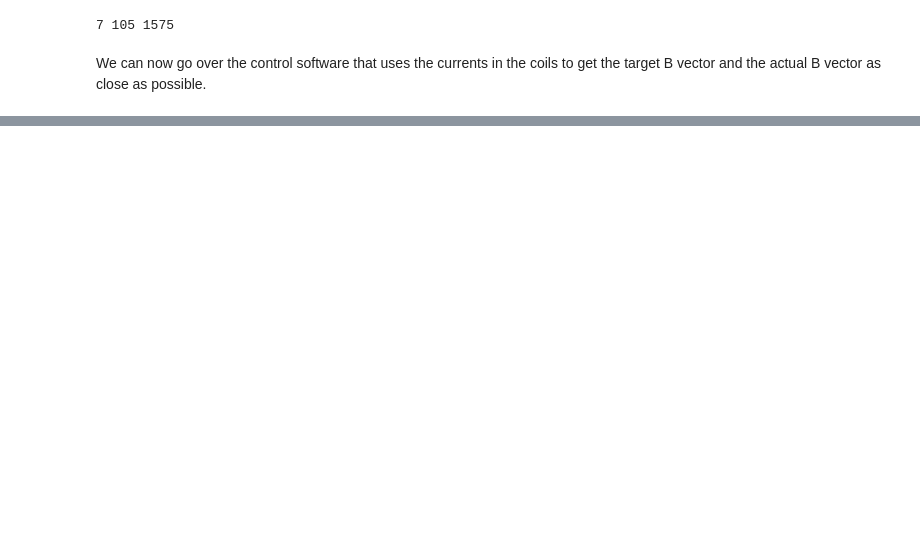
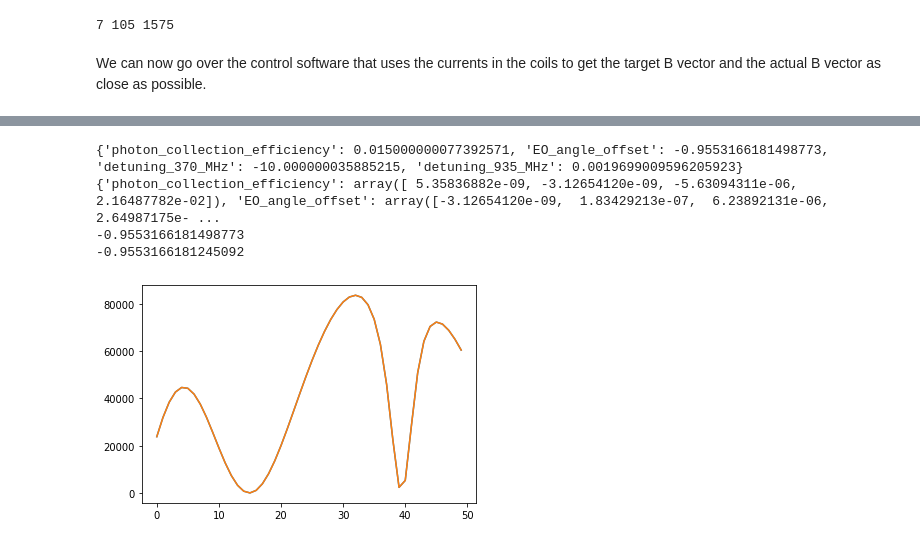
Before and after one commit to lmcc-lab/YbSimulations, a Jupyter notebook: experiment_stack.ipynb, the cells around one changed output, grey strips where cells are left out. Drawn from its saved outputs; the diff is of its cells as text; code cells hidden in the pictures; blank space fills up the shorter version.

Commit message:
Adding counts method to Yb models

```diff
--- a/experiment_stack.ipynb
+++ b/experiment_stack.ipynb
@@ -1697,0 +1651,58 @@ plt.plot(P, PP0 * yb171.gamma_2S12_2P12)
+# %%
+from ion_model import Yb171, FitCounts
+import numpy as np
+import matplotlib.pyplot as plt
+from scipy.optimize import curve_fit
+
+
+power_370_W = np.linspace(1e-6, 20e-6)
+power_370_sat_W = 2e-6
+power_935_W = 600e-6
+power_935_sat_W = 50e-6
+
+E370theta=np.pi/2
+EO_voltage = np.linspace(0, 1)
+EO_angle_offset = -np.arccos(1/np.sqrt(3))
+E935theta = np.pi/2
+E935phi = np.arccos(1/np.sqrt(3))
+Btheta = 0
+Bphi = 0
+
+zeeman_shift_MHz = 3.5
+
+detuning370_MHz = -10
+detuning935_MHz = 0.0
+
+photon_collection_efficiency = 0.015
+
+yb171 = Yb171()
+
+counts = yb171.counts(photon_collection_efficiency, power_370_W, power_370_sat_W, E370theta, EO_voltage, EO_angle_offset, Btheta, Bphi, E935theta, E935phi, power_935_W, power_935_sat_W, zeeman_shift_MHz, detuning370_MHz, detuning935_MHz)
+
+plt.plot(np.arange(len(power_370_W)), counts)
+
+test = FitCounts({"power_370_W": power_370_W,
+				  "power_370_sat_W": power_370_sat_W,
+				  "EO_370_voltage": EO_voltage,
+				  "E370theta_rad": E370theta,
+				  "Btheta_rad": Btheta,
+				  "Bphi_rad": Bphi,
+				  "E935theta_rad": E935theta,
+				  "E935phi_rad": E935phi,
+				  "power_935_W": power_935_W,
+				  "power_935_sat_W": power_935_sat_W,
+				  "zeeman_shift_MHz": zeeman_shift_MHz},
+				  counts,
+				  yb171.counts)
+popt, popv= test.fit(p0={"photon_collection_efficiency": 0.012, 'detuning_370_MHz': -5, 'detuning_935_MHz': -2, "EO_angle_offset": 0}, sigma=10 ** 0.5 * np.sqrt(np.abs(counts)), absolute_sigma=True)
+print(popt)
+print(popv)
+plt.plot(np.arange(len(power_370_W)), yb171.counts(**test.all_params))
+print(popt['EO_angle_offset'])
+print(EO_angle_offset)
+# %% [output]
+{'photon_collection_efficiency': 0.015000000077392571, 'EO_angle_offset': -0.9553166181498773, 'detuning_370_MHz': -10.000000035885215, 'detuning_935_MHz': 0.0019699009596205923}
+{'photon_collection_efficiency': array([ 5.35836882e-09, -3.12654120e-09, -5.63094311e-06,  2.16487782e-02]), 'EO_angle_offset': array([-3.12654120e-09,  1.83429213e-07,  6.23892131e-06,  2.64987175e- ...
+-0.9553166181498773
+-0.9553166181245092
+[figure, added]
```
Also changed, not shown: parts of 24 cells of this notebook, 1 other file.
